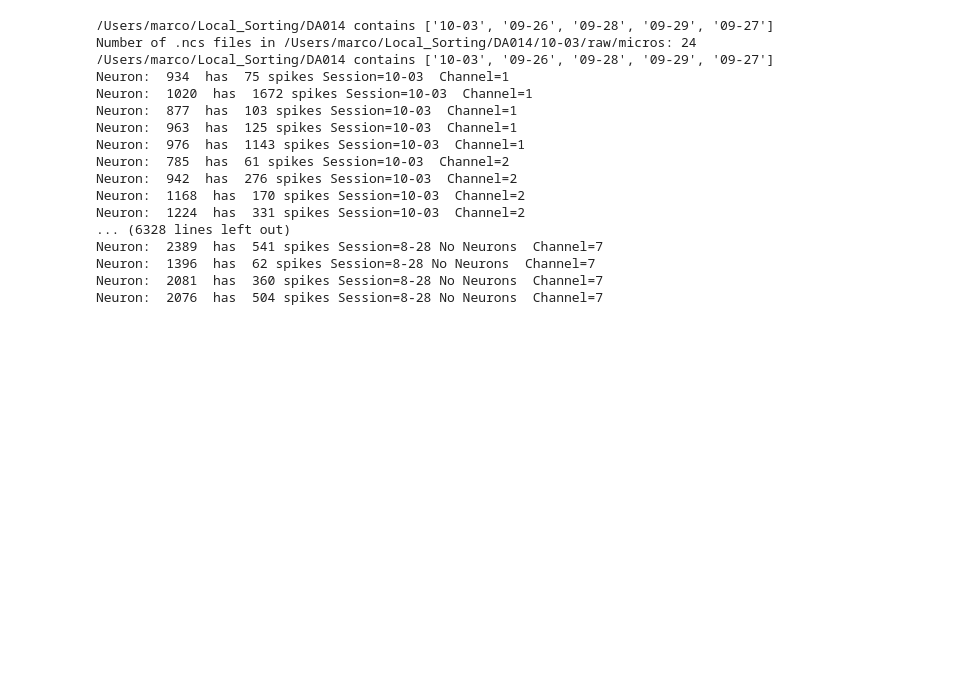
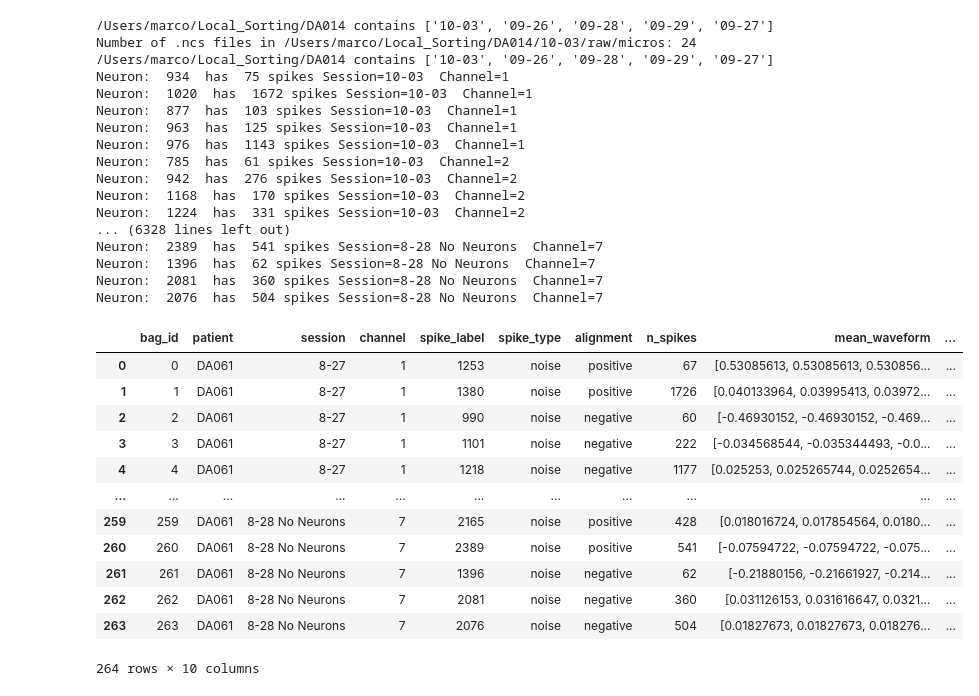
Before and after one commit to BarkBarkBarkBarkBarkBarkBark/SpikeClassifier, a Jupyter notebook: classifier2.ipynb, the cells around one changed output. Cells and saved outputs as stored; diff of their text form; code cells hidden in the pictures; blank space fills up the shorter version.

```diff
--- a/classifier2.ipynb
+++ b/classifier2.ipynb
@@ -378,3 +354,21 @@ Neuron:  2389  has  541 spikes Session=8-28 No Neurons  Channel=7
 Neuron:  1396  has  62 spikes Session=8-28 No Neurons  Channel=7
 Neuron:  2081  has  360 spikes Session=8-28 No Neurons  Channel=7
 Neuron:  2076  has  504 spikes Session=8-28 No Neurons  Channel=7
+# %%
+DA061 = pd.read_parquet("/Users/marco/Local_Sorting/DA061/spike_bags.parquet")
+# %%
+DA061
+# %% [output]
+|  | bag_id | patient | session | channel | spike_label | spike_type | alignment | n_spikes | mean_waveform | ... |
+| 0 | 0 | DA061 | 8-27 | 1 | 1253 | noise | positive | 67 | [0.53085613, 0.53085613, 0.530856... | ... |
+| 1 | 1 | DA061 | 8-27 | 1 | 1380 | noise | positive | 1726 | [0.040133964, 0.03995413, 0.03972... | ... |
+| 2 | 2 | DA061 | 8-27 | 1 | 990 | noise | negative | 60 | [-0.46930152, -0.46930152, -0.469... | ... |
+| 3 | 3 | DA061 | 8-27 | 1 | 1101 | noise | negative | 222 | [-0.034568544, -0.035344493, -0.0... | ... |
+| 4 | 4 | DA061 | 8-27 | 1 | 1218 | noise | negative | 1177 | [0.025253, 0.025265744, 0.0252654... | ... |
+| ... | ... | ... | ... | ... | ... | ... | ... | ... | ... | ... |
+| 259 | 259 | DA061 | 8-28 No Neurons | 7 | 2165 | noise | positive | 428 | [0.018016724, 0.017854564, 0.0180... | ... |
+| 260 | 260 | DA061 | 8-28 No Neurons | 7 | 2389 | noise | positive | 541 | [-0.07594722, -0.07594722, -0.075... | ... |
+| 261 | 261 | DA061 | 8-28 No Neurons | 7 | 1396 | noise | negative | 62 | [-0.21880156, -0.21661927, -0.214... | ... |
+| 262 | 262 | DA061 | 8-28 No Neurons | 7 | 2081 | noise | negative | 360 | [0.031126153, 0.031616647, 0.0321... | ... |
+| 263 | 263 | DA061 | 8-28 No Neurons | 7 | 2076 | noise | negative | 504 | [0.01827673, 0.01827673, 0.018276... | ... |
+264 rows × 10 columns
```
Also changed, not shown: parts of 4 cells of this notebook, 3 other files.
